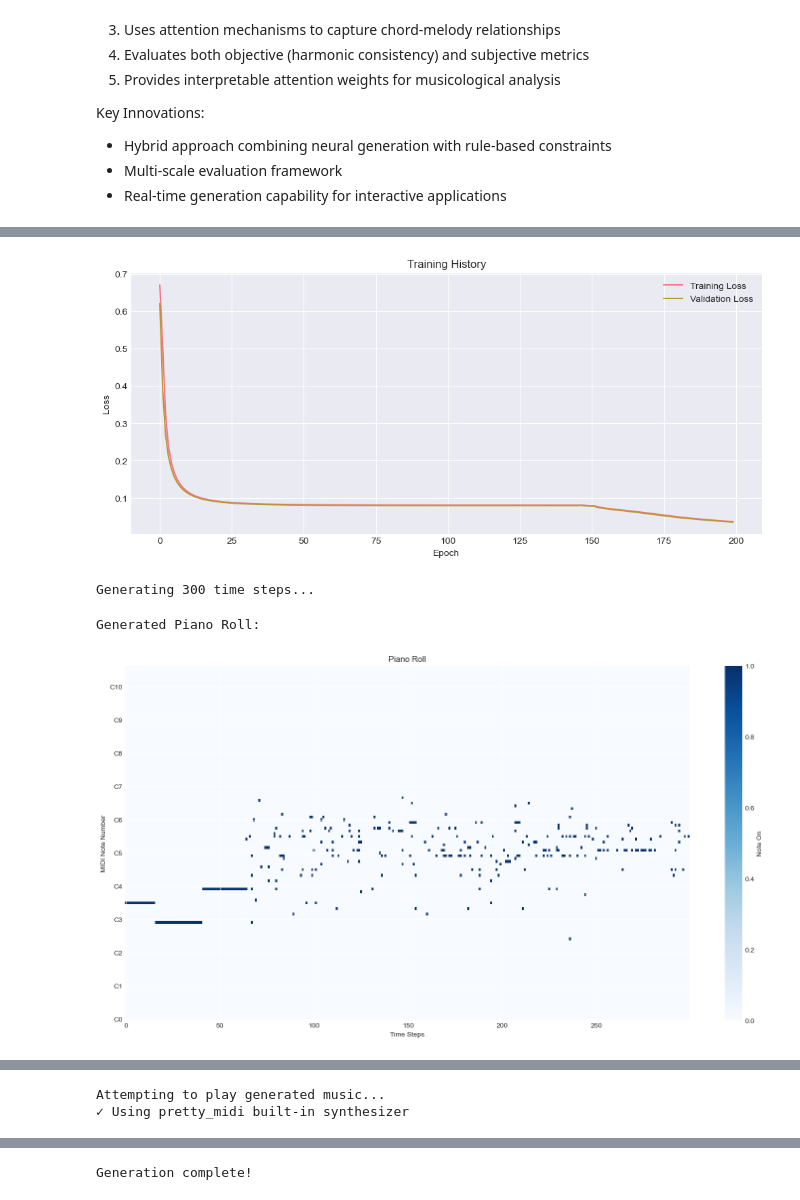
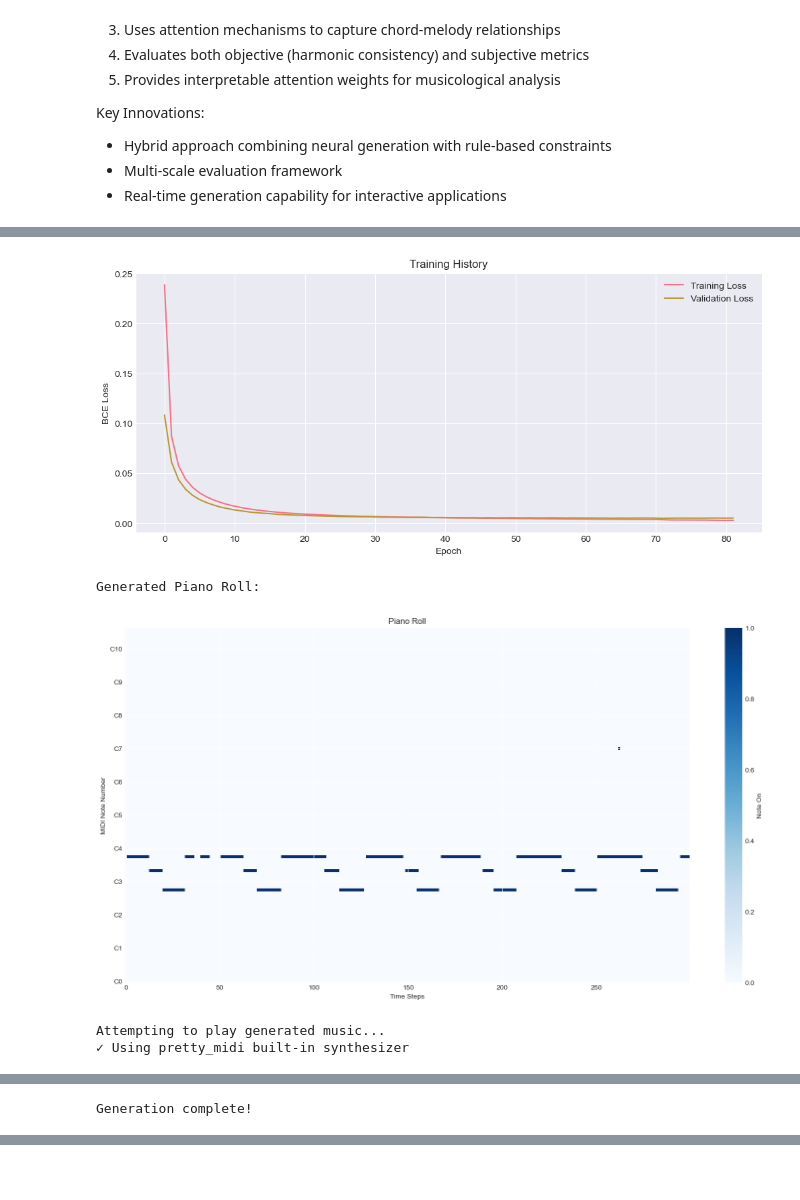
Before and after one commit to Tofulati/k_gen, a Jupyter notebook: workbook.ipynb, the cells around one changed output, grey strips where cells are left out. Drawn from its saved outputs; the diff is of its cells as text; code cells hidden in the pictures; blank space fills up the shorter version.

```diff
--- a/workbook.ipynb
+++ b/workbook.ipynb
@@ -994 +989,27 @@ def plot_training_history(train_losses, val_losses):
+# %%
+# ==================== GENERATION ====================
+def generate_with_chords(model, seed_melody, seed_chords, length=200, temp=0.7):
+    device = next(model.parameters()).device
+    generated = seed_melody.clone()
+
+    for _ in tqdm(range(length), desc="Generating"):
+        with torch.no_grad():
+            # Get last segment
+            input_mel = generated[:, -config['sequence_length']:]
+            input_chords = seed_chords[:, -config['sequence_length']:]
+
+            # Predict next step
+            pred = model(input_mel, input_chords)[0, -1, :].cpu().numpy()
+
+            # Apply temperature
+            if temp > 0:
+                pred = np.log(np.maximum(pred, 1e-8)) / temp
+                pred = np.exp(pred) / np.sum(np.exp(pred))
+
+            # Sample notes
+            next_notes = np.random.binomial(1, pred).astype(float)
+            next_step = torch.tensor(next_notes, dtype=torch.float32).view(1, 1, -1).to(device)
+            generated = torch.cat([generated, next_step], dim=1)
+
+    return generated[0].cpu().numpy()
 # %%
@@ -1020,32 +1077,42 @@ RuntimeError: input.size(-1) must be equal to input_size. Expected 256, got 128
+# %%
+# Plot training
+plt.figure(figsize=(12, 5))
+plt.plot(train_losses, label='Training Loss')
+plt.plot(val_losses, label='Validation Loss')
+plt.xlabel('Epoch')
+plt.ylabel('BCE Loss')
+plt.title('Training History')
+plt.legend()
+plt.show()
+# %% [output]
+[figure, added]
 # %%
-# Plot training
-plot_training_history(train_losses, val_losses)
+# Generate sample
+device = torch.device('cuda' if torch.cuda.is_available() else 'cpu')
+seed_idx = np.random.randint(0, len(X_val))
+seed_melody = torch.tensor(X_val[seed_idx:seed_idx+1], dtype=torch.float32).to(device)
+seed_chords = torch.tensor(C_val[seed_idx:seed_idx+1], dtype=torch.float32).to(device)
 
-# Generate sample
-seed_idx = 0
-seed_melody = torch.tensor(X_val[seed_idx:seed_idx+1], dtype=torch.float32)
-seed_chords = torch.tensor(C_val[seed_idx:seed_idx+1], dtype=torch.float32)
-
-generated_seq = generate_music(model, seed_melody, seed_chords, length=300, temperature=0.8)
+generated_seq = generate_with_chords(model, seed_melody, seed_chords, length=300, temp=0.7)
 generated_seq = (generated_seq > 0.5).astype(float)
 
-# Convert to MIDI
+# Convert to MIDI and save
 generated_midi = piano_roll_to_midi(generated_seq, config['fs'])
-generated_midi.write('generated_music.mid')
+generated_midi.write('generated_chord_melody.mid')
 
 # Visualize
 print("\nGenerated Piano Roll:")
 plot_piano_roll(generated_seq, max_time=300)
 
 # Play audio
 print("\nAttempting to play generated music...")
 audio = play_midi_audio(generated_midi)
 if audio:
     display(audio)
 
 print("\nGeneration complete!")
 # %% [output]
+Generated Piano Roll:
-[figure, old version]
+[figure, new version]
-Generating 300 time steps...
-Generated Piano Roll:
+Attempting to play generated music...
+✓ Using pretty_midi built-in synthesizer
-[figure, removed]
@@ -1052,2 +1120 @@ Generated Piano Roll:
-Attempting to play generated music...
-✓ Using pretty_midi built-in synthesizer
+Generation complete!
@@ -1055 +1120,0 @@ Attempting to play generated music...
-Generation complete!
```
Also changed, not shown: parts of 12 cells of this notebook.
